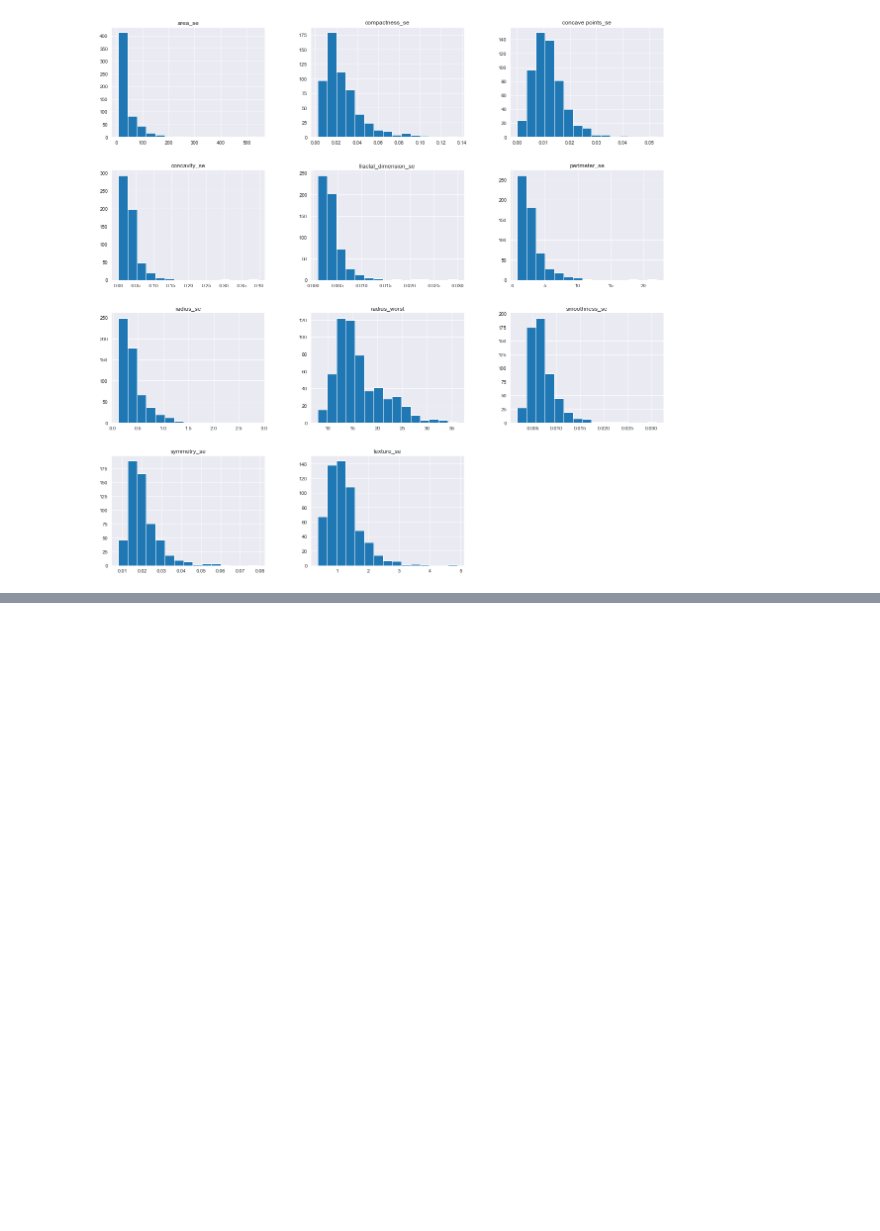
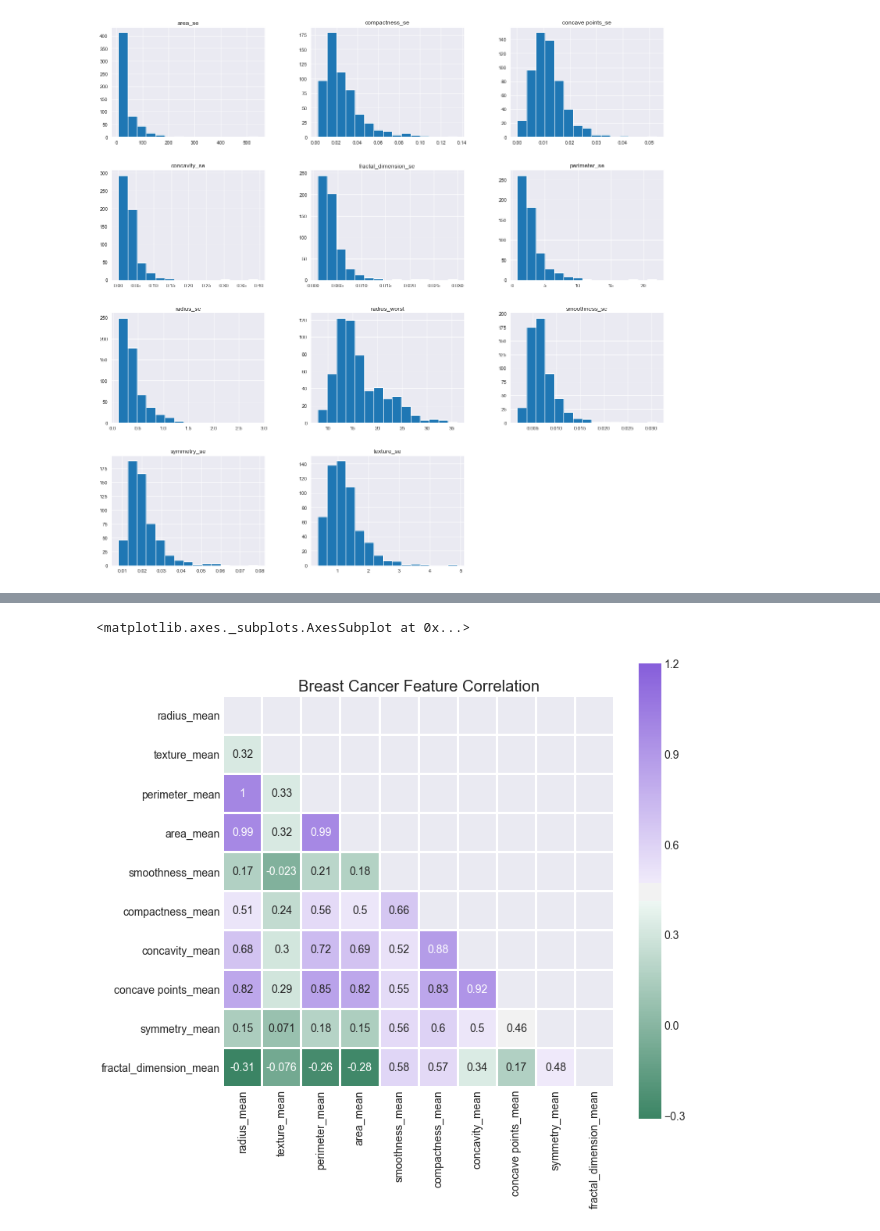
Before and after one commit to shubhramahey/Breast-Cancer-Analysis, a Jupyter notebook: Breast Cancer Analysis.ipynb, the cells around one changed output, grey strips where cells are left out. Cells and saved outputs as stored; diff of their text form; code cells hidden in the pictures; blank space fills up the shorter version.

```diff
--- a/Breast Cancer Analysis.ipynb
+++ b/Breast Cancer Analysis.ipynb
@@ -205,0 +243,26 @@ These plots show some exponential and some Gaussian distributions. These variabl
+# %%
+plt.style.use('fivethirtyeight')
+sns.set_style("dark")
+
+data1 = pd.read_csv(r'C:\Users\Gaurav\Desktop\Breast Cancer\Data\breast-cancer.csv', index_col=False)
+data1.drop('Unnamed: 32',axis=1, inplace=True)
+
+# Correlation matrix for the mean data
+corr = data_mean.corr()
+
+# Mask for the upper triangle
+mask = np.zeros_like(corr, dtype=np.bool)
+mask[np.triu_indices_from(mask)] = True
+
+data1, ax = plt.subplots(figsize=(10, 10))
+plt.title('Breast Cancer Feature Correlation')
+
+# Custom diverging colormap
+cmap = sns.diverging_palette(150, 275, as_cmap=True)
+
+# Heatmap with the mask and correct aspect ratio
+sns.heatmap(corr, vmax=1.2, square='square', cmap=cmap, mask=mask,
+            ax=ax,annot=True, fmt='.2g',linewidths=2)
+# %% [output]
+<matplotlib.axes._subplots.AxesSubplot at 0x...>
+[figure, added]
```
Also changed, not shown: parts of 27 cells of this notebook.
